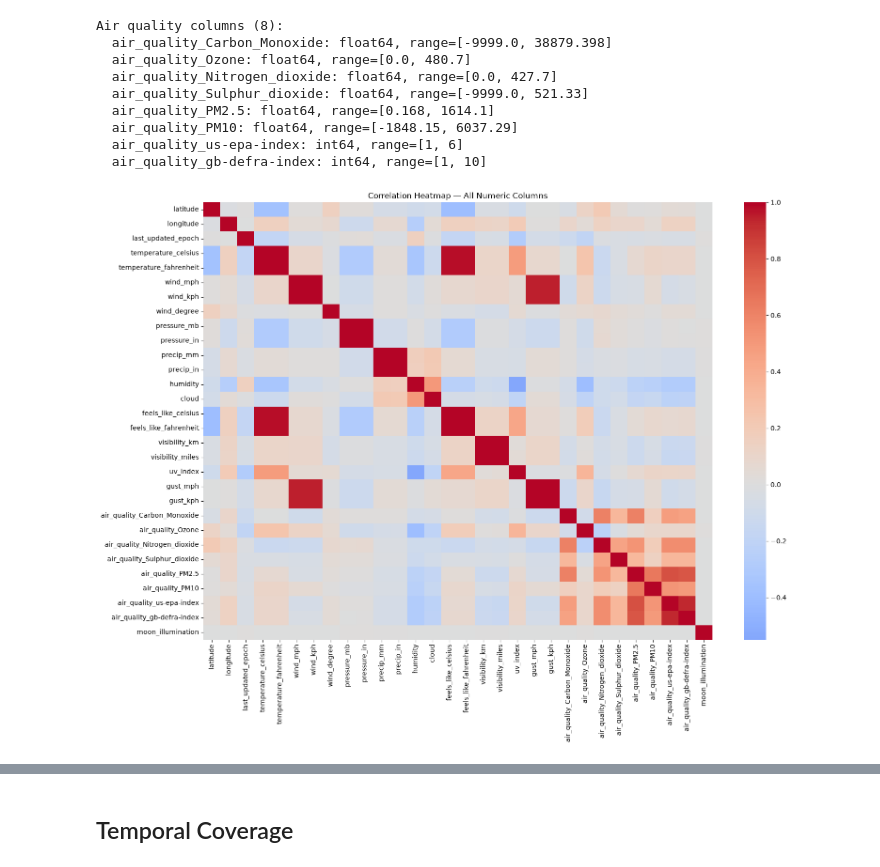
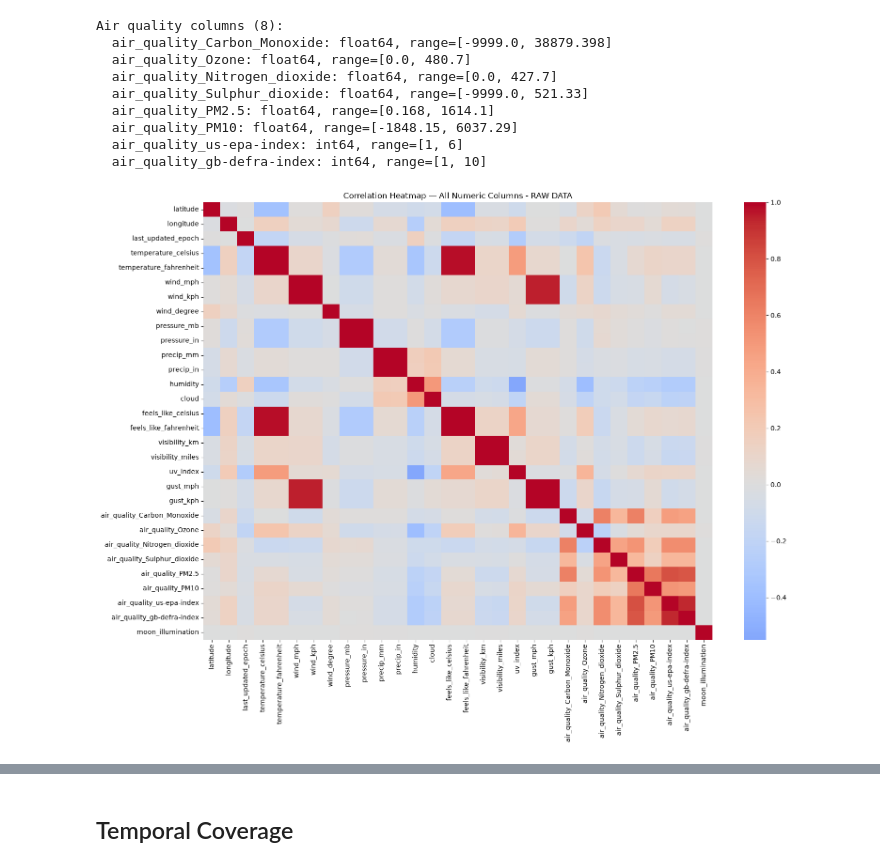
Before and after one commit to helenavioletta/MAS_leadershipstyles, a Jupyter notebook: notebooks/01_explore_dataset.ipynb, the cells around one changed output, grey strips where cells are left out. Cells and saved outputs as stored; diff of their text form; code cells hidden in the pictures.

```diff
--- a/notebooks/01_explore_dataset.ipynb
+++ b/notebooks/01_explore_dataset.ipynb
@@ -268,10 +507,10 @@ Air quality columns (8):
 # %%
 # Correlation heatmap of numeric columns
 numeric_cols = df.select_dtypes(include='number').columns
 fig, ax = plt.subplots(figsize=(16, 12))
 sns.heatmap(df[numeric_cols].corr(), annot=False, cmap='coolwarm', center=0, ax=ax)
-ax.set_title('Correlation Heatmap — All Numeric Columns')
+ax.set_title('Correlation Heatmap — All Numeric Columns - RAW DATA')
 plt.tight_layout()
 plt.show()
 # %% [output]
-[figure, old version]
+[figure, new version]
```
Also changed, not shown: parts of 30 cells of this notebook, 1 other file.
